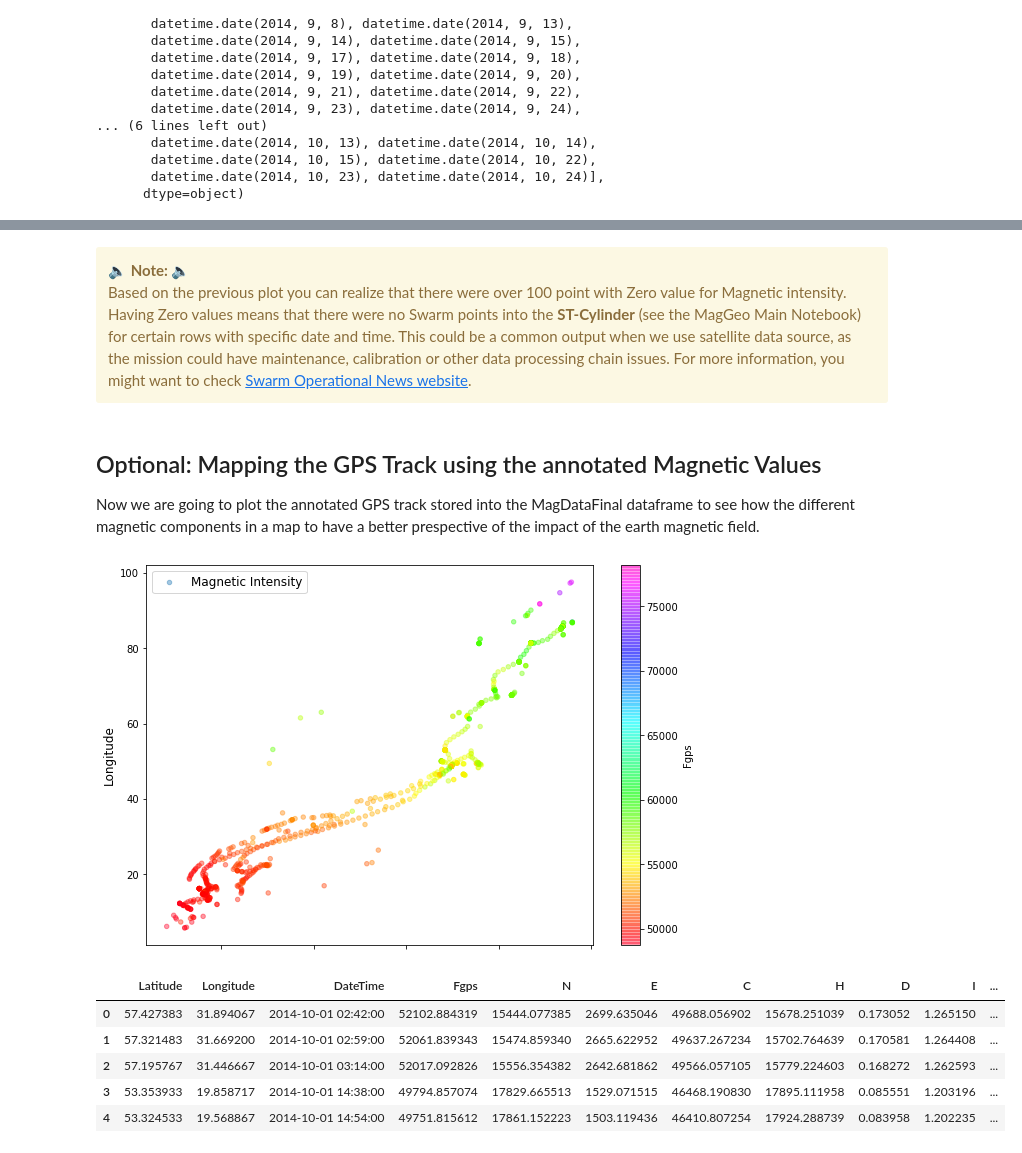
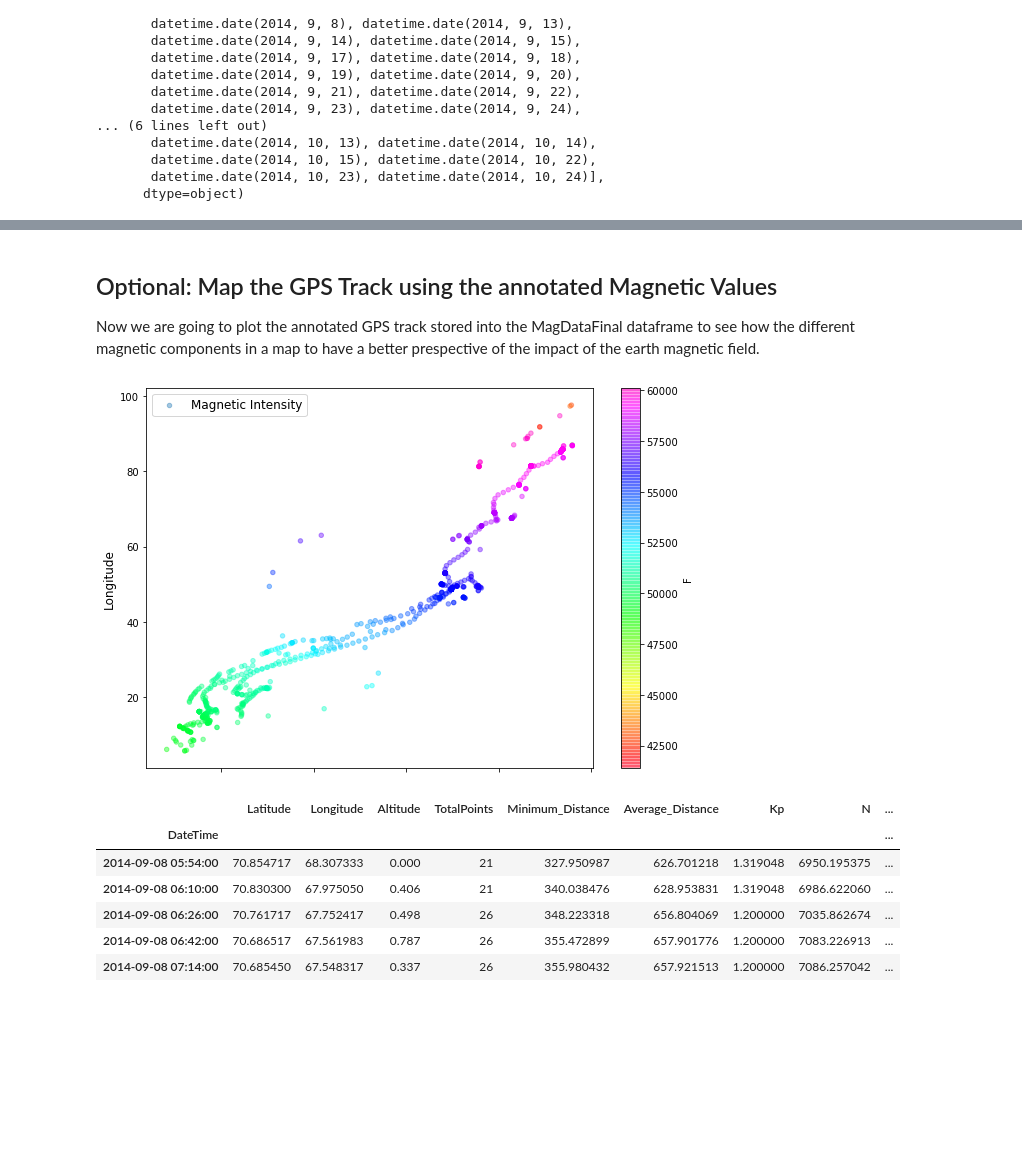
Before and after one commit to MagGeo/MagGeo, a Jupyter notebook: MagGeo - Parallel Mode.ipynb, the cells around one changed output, grey strips where cells are left out. Cells and saved outputs as stored; diff of their text form; code cells hidden in the pictures; blank space fills up the shorter version.

```diff
--- a/MagGeo - Parallel Mode.ipynb
+++ b/MagGeo - Parallel Mode.ipynb
@@ -70,5 +84,6 @@ def getGPSData():
 # %%
-# Calling the previous function to get the track as Dataframe.
+# Calling the previous function to get the track as pandas Dataframe and renaming the columns for better experience.
 GPSData = getGPSData()
+GPSData.rename(columns={Lat: 'gpsLat', Long: 'gpsLong', DateTime: 'gpsDateTime', altitude: 'gpsAltitude'}, inplace = True)
 GPSData.head()
 # %% [output]
@@ -84,16 +97,16 @@ GPSData.head()
 Setting the date and time attributes for the requerided format and computing the epoch column. Values like Maximum and Minimun Date and time are also calculated.
 # %%
-#1 Convert the gpsDateTime to datetime python object
-GPSData['gpsDateTime'] = pd.to_datetime(GPSData['gpsDateTime'], format='%d/%m/%Y %H:%M')
+#2.1 Convert the gpsDateTime to datetime python object
+GPSData['gpsDateTime'] = pd.to_datetime(GPSData['gpsDateTime'], format='%d/%m/%Y %H:%M:%S')
 GPSData['gpsDateTime'] = GPSData['gpsDateTime'].map(lambda x: x.replace(second=0))
 GPSData['gpsLat'] = GPSData['gpsLat'].astype(float)
-#2 Adding new column epoch, will be usefuel to compare the date&time o each gps point againts the gathered swmarm data points
+#2.2 Adding new column epoch, will be usefuel to compare the date&time o each gps point againts the gathered swmarm data points
 GPSData['epoch'] = GPSData['gpsDateTime'].astype('int64')//1e9
 GPSData['epoch'] = GPSData['epoch'].astype(int)
-#3 Computing Date and Time columns
+#2.3 Computing Date and Time columns
 GPSData['dates'] = GPSData['gpsDateTime'].dt.date
 GPSData['times'] = GPSData['gpsDateTime'].dt.time
-#4 Maximum and Minimum values
+#2.4 Maximum and Minimum values
 MinDateTime = min(GPSData['gpsDateTime'])
 MaxDateTime = max(GPSData['gpsDateTime'])
 dt_object1 = MinDateTime.to_pydatetime()
@@ -102,3 +115,4 @@ startDate = MinDateTime.date()
 endDate = MaxDateTime.date()
 MinTime=MinDateTime.time()
 MaxTime=MaxDateTime.time()
+GPSData.head()
@@ -481,5 +287,5 @@ import row_handler
 
 if __name__ == '__main__':
     with multiprocessing.Pool(NumCores) as pool:
-        GeoMagParallelResult = pd.concat(pool.map(partial(row_handler.row_handler, DT=14400), df_chunks), ignore_index=True)
+        GeoMagParallelResult = pd.concat(pool.map(partial(row_handler.row_handler), df_chunks), ignore_index=True)
 # %% [output]
@@ -532,0 +329,10 @@ GeoMagParallelResult.head(10)
+# %%
+#14. Having Intepolated and weigth magnetic values, we can compute the other magnectic components.
+GeoMagParallelResult['H'] = np.sqrt((GeoMagParallelResult['N']**2)+(GeoMagParallelResult['E']**2))
+#check the arcgtan in python., From arctan2 is saver.
+DgpsRad = np.arctan2(GeoMagParallelResult['E'],GeoMagParallelResult['N'])
+GeoMagParallelResult['D'] = np.degrees(DgpsRad)
+IgpsRad = np.arctan2(GeoMagParallelResult['C'],GeoMagParallelResult['H'])
+GeoMagParallelResult['I'] = np.degrees(IgpsRad)
+GeoMagParallelResult['F'] = np.sqrt((GeoMagParallelResult['N']**2)+(GeoMagParallelResult['E']**2)+(GeoMagParallelResult['C']**2))
+GeoMagParallelResult.head()
@@ -546,18 +359,13 @@ hist = ValidateDF.hist(column='Fgps')
-# %% [markdown]
-<div class="alert alert-warning" role="alert">
-  <strong>🔈  Note: 🔈 </strong>
-    <br> Based on the previous plot you can realize that there were over 100 point with Zero value for Magnetic intensity. Having Zero values means that there were no Swarm points into the <strong>ST-Cylinder</strong> (see the MagGeo Main Notebook) for certain rows with specific date and time. This could be a common output when we use satellite data source, as the mission could have maintenance, calibration or other data processing chain issues. For  more information, you might want to check <a href="https://earth.esa.int/web/guest/missions/esa-eo-missions/swarm/operational-news">Swarm Operational News website</a>.
-</div>
 # %% [markdown]
-## Optional: Mapping the GPS Track using the annotated Magnetic Values
+## Optional: Map the GPS Track using the annotated Magnetic Values
 
 Now we are going to plot the annotated GPS track stored into the MagDataFinal dataframe to see how the different magnetic components in a map to have a better prespective of the impact of the earth magnetic field.
 # %%
 import matplotlib.pyplot as plt
 
-GeoMagResults.plot(kind="scatter", x="Latitude", y="Longitude",
+ValidateDF.plot(kind="scatter", x="Latitude", y="Longitude",
     label="Magnetic Intensity",
-    c="Fgps", cmap=plt.get_cmap("gist_rainbow"),
+    c="F", cmap=plt.get_cmap("gist_rainbow"),
     colorbar=True, alpha=0.4, figsize=(10,7)
 
 )
@@ -567,19 +375,20 @@ plt.xlabel("Latitude", fontsize=12)
 plt.legend(fontsize=12)
 plt.show()
 # %% [output]
-[figure, old version]
+[figure, new version]
 # %%
 import geopandas
 import geoplot
-gdf = geopandas.GeoDataFrame(GeoMagResults, geometry=geopandas.points_from_xy(MagDataFinal.Longitude, MagDataFinal.Latitude))
+gdf = geopandas.GeoDataFrame(ValidateDF, geometry=geopandas.points_from_xy(ValidateDF.Longitude, ValidateDF.Latitude))
 gdf.head()
 # %% [output]
-|  | Latitude | Longitude | DateTime | Fgps | N | E | C | H | D | I | ... |
-| 0 | 57.427383 | 31.894067 | 2014-10-01 02:42:00 | 52102.884319 | 15444.077385 | 2699.635046 | 49688.056902 | 15678.251039 | 0.173052 | 1.265150 | ... |
-| 1 | 57.321483 | 31.669200 | 2014-10-01 02:59:00 | 52061.839343 | 15474.859340 | 2665.622952 | 49637.267234 | 15702.764639 | 0.170581 | 1.264408 | ... |
-| 2 | 57.195767 | 31.446667 | 2014-10-01 03:14:00 | 52017.092826 | 15556.354382 | 2642.681862 | 49566.057105 | 15779.224603 | 0.168272 | 1.262593 | ... |
-| 3 | 53.353933 | 19.858717 | 2014-10-01 14:38:00 | 49794.857074 | 17829.665513 | 1529.071515 | 46468.190830 | 17895.111958 | 0.085551 | 1.203196 | ... |
-| 4 | 53.324533 | 19.568867 | 2014-10-01 14:54:00 | 49751.815612 | 17861.152223 | 1503.119436 | 46410.807254 | 17924.288739 | 0.083958 | 1.202235 | ... |
+|  | Latitude | Longitude | Altitude | TotalPoints | Minimum_Distance | Average_Distance | Kp | N | ... |
+| DateTime |  |  |  |  |  |  |  |  | ... |
+| 2014-09-08 05:54:00 | 70.854717 | 68.307333 | 0.000 | 21 | 327.950987 | 626.701218 | 1.319048 | 6950.195375 | ... |
+| 2014-09-08 06:10:00 | 70.830300 | 67.975050 | 0.406 | 21 | 340.038476 | 628.953831 | 1.319048 | 6986.622060 | ... |
+| 2014-09-08 06:26:00 | 70.761717 | 67.752417 | 0.498 | 26 | 348.223318 | 656.804069 | 1.200000 | 7035.862674 | ... |
+| 2014-09-08 06:42:00 | 70.686517 | 67.561983 | 0.787 | 26 | 355.472899 | 657.901776 | 1.200000 | 7083.226913 | ... |
+| 2014-09-08 07:14:00 | 70.685450 | 67.548317 | 0.337 | 26 | 355.980432 | 657.921513 | 1.200000 | 7086.257042 | ... |
 # %%
 world = geopandas.read_file(geopandas.datasets.get_path('naturalearth_lowres'))
 # We restrict to South America.
```
Also changed, not shown: parts of 42 cells of this notebook, 9 other files.
